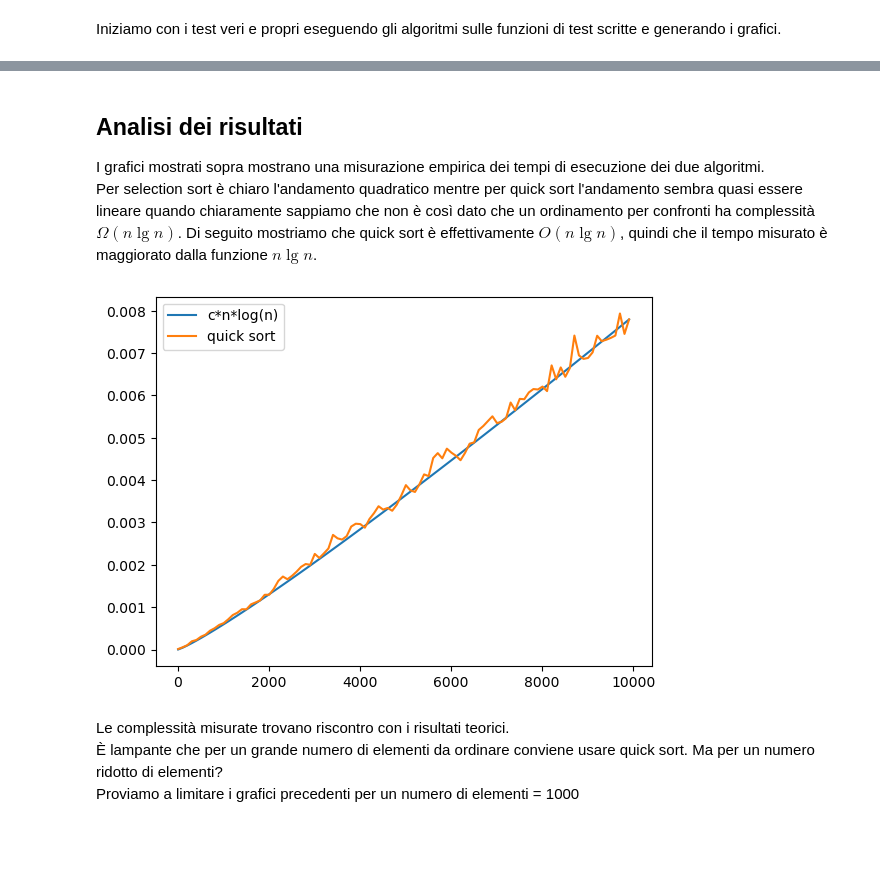
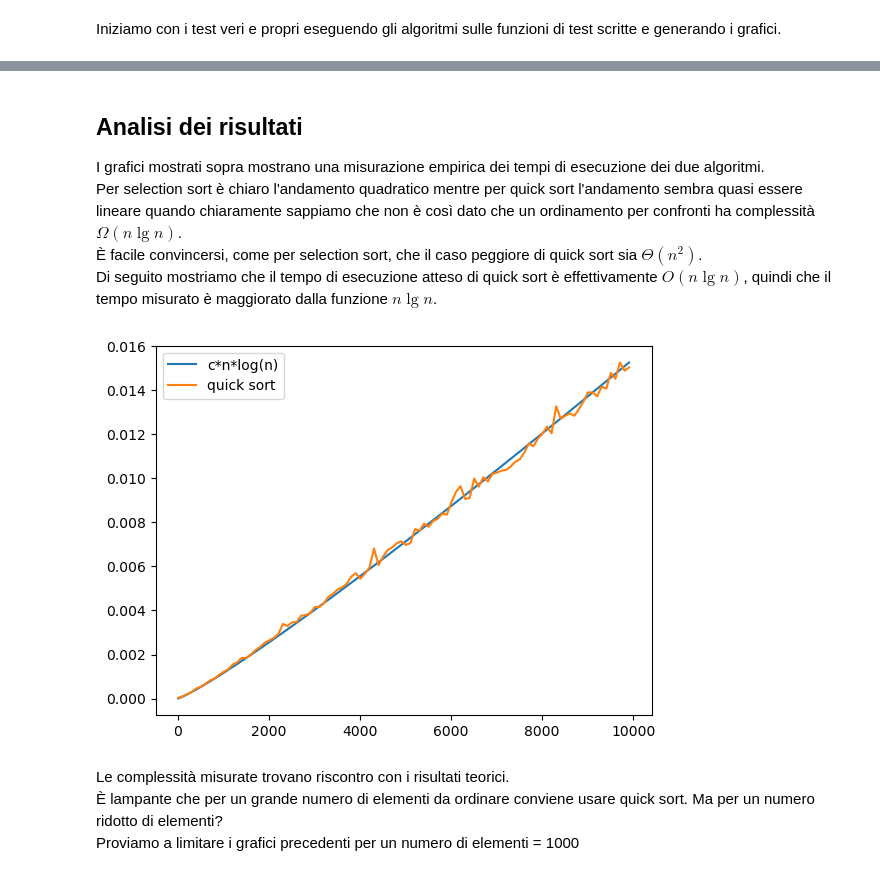
Before and after one commit to salvatore-greco/labAlgo, a Jupyter notebook: selection_sort_vs_quick_sort.ipynb, the cells around one changed output, grey strips where cells are left out. Drawn from its saved outputs; the diff is of its cells as text; code cells hidden in the pictures; blank space fills up the shorter version.

```diff
--- a/selection_sort_vs_quick_sort.ipynb
+++ b/selection_sort_vs_quick_sort.ipynb
@@ -93,9 +93,9 @@ def generateData(size = SIZE):
     shuffle(data)
     return data
 # %%
-def test(algorithm, data):
+def test(algorithm, data, min=MIN, step = STEP):
     times = []
-    for i in range(MIN, len(data), STEP):
+    for i in range(min, len(data), step):
         start = timer()
         # Faccio così almeno genero una volta
         # il dataset e chiamo test su una porzione di esso
@@ -128,20 +137,22 @@ generatePlot(quickSortTimes, 'Quick Sort', 'red')
 ## Analisi dei risultati
 I grafici mostrati sopra mostrano una misurazione empirica dei tempi di esecuzione dei due algoritmi.
 Per selection sort è chiaro l'andamento quadratico mentre per quick sort l'andamento sembra quasi essere lineare quando chiaramente sappiamo che non è così dato che un ordinamento per confronti ha complessità $\Omega(n \lg n)$.
-Di seguito mostriamo che quick sort è effettivamente $O(n \lg n)$, quindi che il tempo misurato è maggiorato dalla funzione $n \lg n$.
+È facile convincersi, come per selection sort, che il caso peggiore di quick sort sia $\Theta(n^2)$.
+Di seguito mostriamo che il tempo di esecuzione atteso di quick sort è effettivamente $O(n \lg n)$, quindi che il tempo misurato è maggiorato dalla funzione $n \lg n$.
 # %%
 # Mostriamo che quick sort è effettivamente O(n lgn)
 xValue = list(range(MIN, SIZE, STEP))
-val = quickSortTimes[len(quickSortTimes)-1]
-c = val / (xValue[len(xValue)-1]*math.log2(xValue[len(xValue)-1]))
+#val = quickSortTimes[len(quickSortTimes)-1]
+val = max(quickSortTimes)
+c = val / (xValue[len(xValue)-1]*math.log2(xValue[len(xValue)-1])) # Calcolo della costante nascosta in quickSortTimes
 log = [i*math.log2(i)*c for i in xValue]
 fig, ax = plt.subplots()
 ax.plot(xValue, log, label='c*n*log(n)')
 ax.plot(xValue, quickSortTimes, label='quick sort')
 plt.legend()
 plt.show()
 # %% [output]
-[figure, old version]
+[figure, new version]
 # %% [markdown]
 Le complessità misurate trovano riscontro con i risultati teorici.
 È lampante che per un grande numero di elementi da ordinare conviene usare quick sort. Ma per un numero ridotto di elementi? \
```
Also changed, not shown: parts of 5 cells of this notebook.
